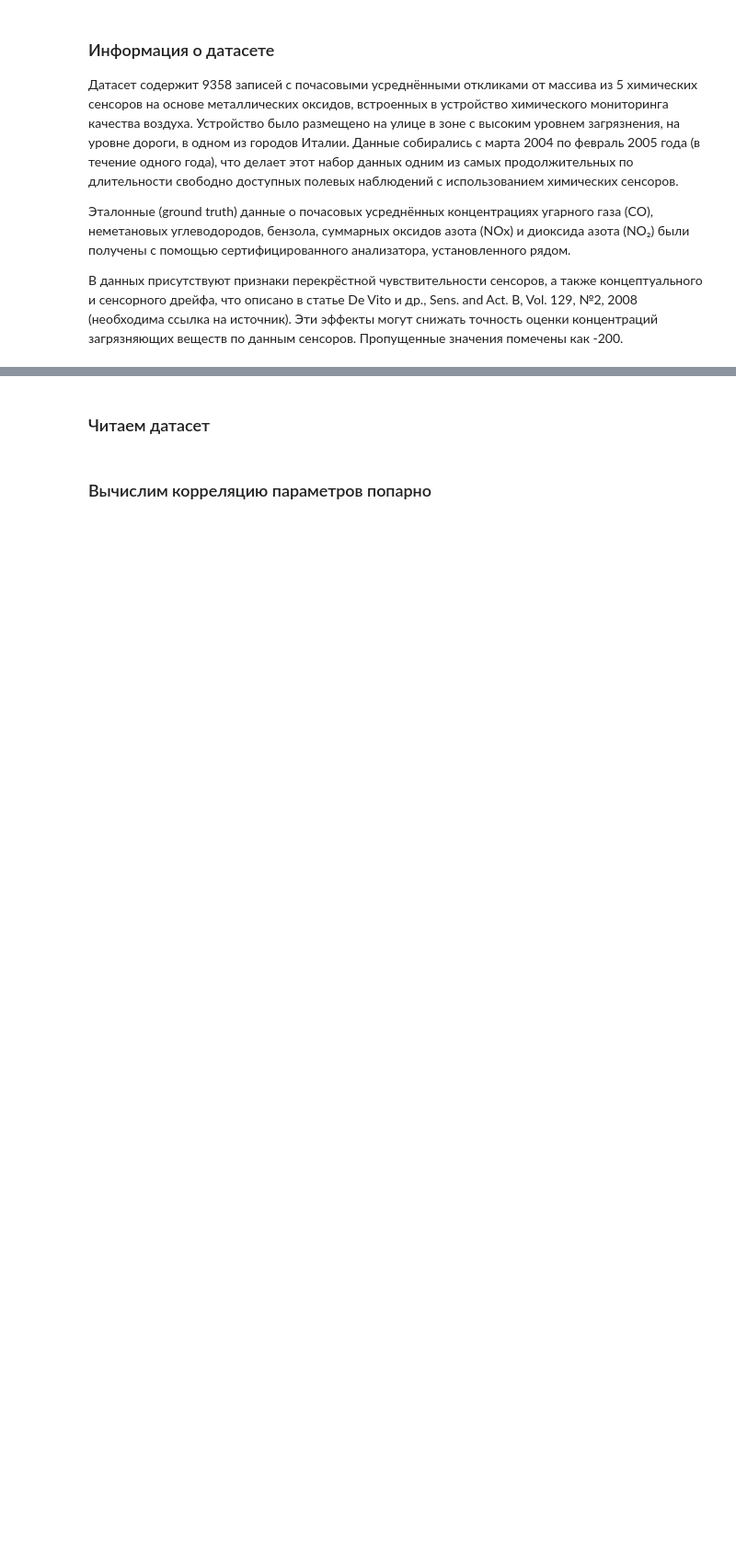
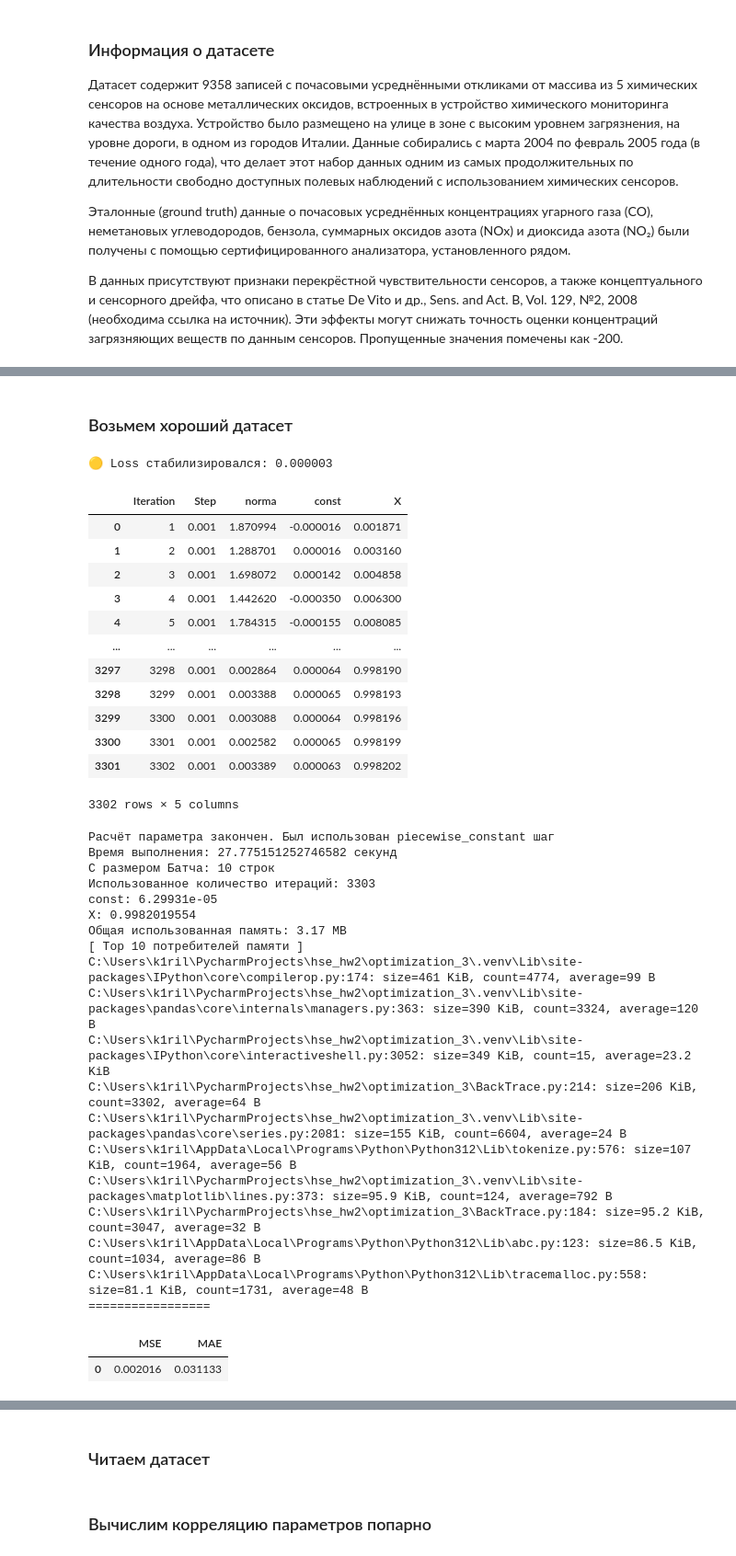
Before and after one commit to rgctlln/optimization_3, a Jupyter notebook: lab_report.ipynb, the cells around one changed output, grey strips where cells are left out. Shown at 92% size. Saved outputs shown, nothing was run; the diff lists cells and outputs as text; code cells hidden in the pictures; blank space fills up the shorter version.

```diff
--- a/lab_report.ipynb
+++ b/lab_report.ipynb
@@ -27,0 +151,45 @@
+# %% [markdown]
+### Возьмем хороший датасет
+# %%
+dataset = pandas.read_csv("dataset/perfect_correlation_dataset.csv")
+
+model = Model()
+model.add_constant(dataset["X"])
+model.fit_OLS(dataset["Y"], use80forEducation=True, batch_size=10, full_output=True)
+model.cnt_mistakes()
+# %% [output]
+🟡 Loss стабилизировался: 0.000003
+|  | Iteration | Step | norma | const | X |
+| 0 | 1 | 0.001 | 1.870994 | -0.000016 | 0.001871 |
+| 1 | 2 | 0.001 | 1.288701 | 0.000016 | 0.003160 |
+| 2 | 3 | 0.001 | 1.698072 | 0.000142 | 0.004858 |
+| 3 | 4 | 0.001 | 1.442620 | -0.000350 | 0.006300 |
+| 4 | 5 | 0.001 | 1.784315 | -0.000155 | 0.008085 |
+| ... | ... | ... | ... | ... | ... |
+| 3297 | 3298 | 0.001 | 0.002864 | 0.000064 | 0.998190 |
+| 3298 | 3299 | 0.001 | 0.003388 | 0.000065 | 0.998193 |
+| 3299 | 3300 | 0.001 | 0.003088 | 0.000064 | 0.998196 |
+| 3300 | 3301 | 0.001 | 0.002582 | 0.000065 | 0.998199 |
+| 3301 | 3302 | 0.001 | 0.003389 | 0.000063 | 0.998202 |
+3302 rows × 5 columns
+Расчёт параметра закончен. Был использован piecewise_constant шаг
+Время выполнения: 27.775151252746582 секунд
+С размером Батча: 10 строк
+Использованное количество итераций: 3303
+const: 6.29931e-05
+X: 0.9982019554
+Общая использованная память: 3.17 MB
+[ Top 10 потребителей памяти ]
+C:\Users\k1ril\PycharmProjects\hse_hw2\optimization_3\.venv\Lib\site-packages\IPython\core\compilerop.py:174: size=461 KiB, count=4774, average=99 B
+C:\Users\k1ril\PycharmProjects\hse_hw2\optimization_3\.venv\Lib\site-packages\pandas\core\internals\managers.py:363: size=390 KiB, count=3324, average=120 B
+C:\Users\k1ril\PycharmProjects\hse_hw2\optimization_3\.venv\Lib\site-packages\IPython\core\interactiveshell.py:3052: size=349 KiB, count=15, average=23.2 KiB
+C:\Users\k1ril\PycharmProjects\hse_hw2\optimization_3\BackTrace.py:214: size=206 KiB, count=3302, average=64 B
+C:\Users\k1ril\PycharmProjects\hse_hw2\optimization_3\.venv\Lib\site-packages\pandas\core\series.py:2081: size=155 KiB, count=6604, average=24 B
+C:\Users\k1ril\AppData\Local\Programs\Python\Python312\Lib\tokenize.py:576: size=107 KiB, count=1964, average=56 B
+C:\Users\k1ril\PycharmProjects\hse_hw2\optimization_3\.venv\Lib\site-packages\matplotlib\lines.py:373: size=95.9 KiB, count=124, average=792 B
+C:\Users\k1ril\PycharmProjects\hse_hw2\optimization_3\BackTrace.py:184: size=95.2 KiB, count=3047, average=32 B
+C:\Users\k1ril\AppData\Local\Programs\Python\Python312\Lib\abc.py:123: size=86.5 KiB, count=1034, average=86 B
+C:\Users\k1ril\AppData\Local\Programs\Python\Python312\Lib\tracemalloc.py:558: size=81.1 KiB, count=1731, average=48 B
+=================
+|  | MSE | MAE |
+| 0 | 0.002016 | 0.031133 |
```
Also changed, not shown: parts of 11 cells of this notebook.
